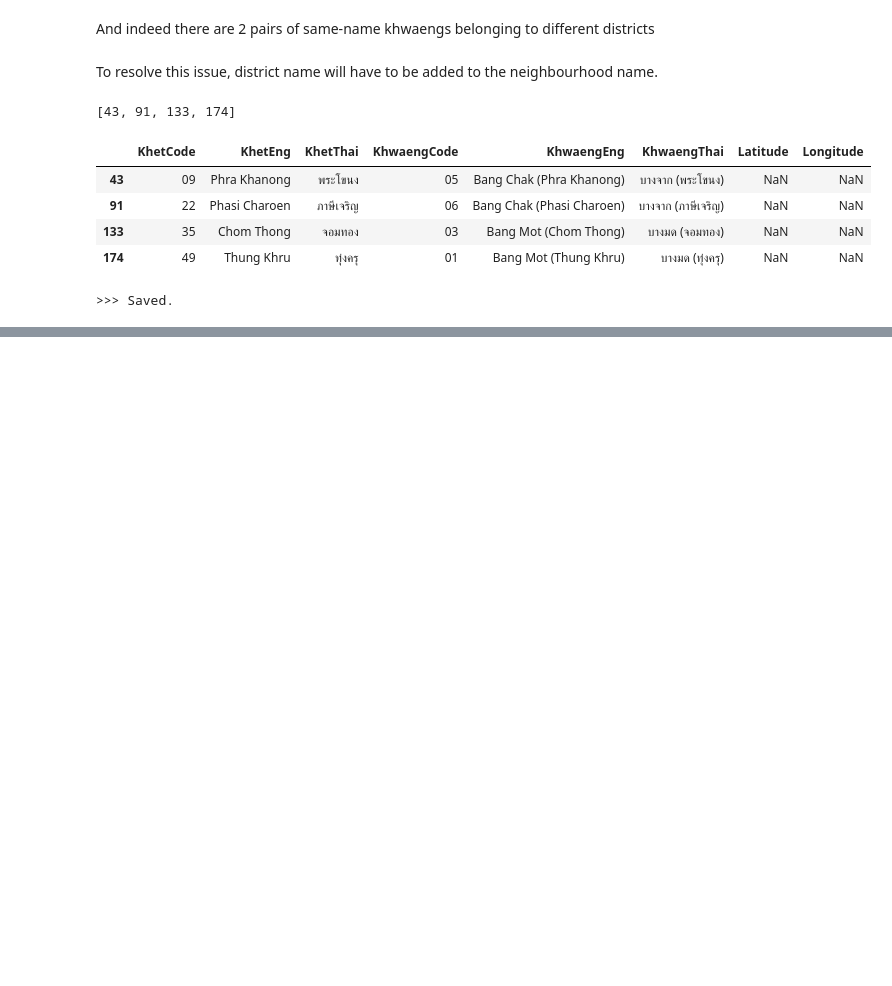
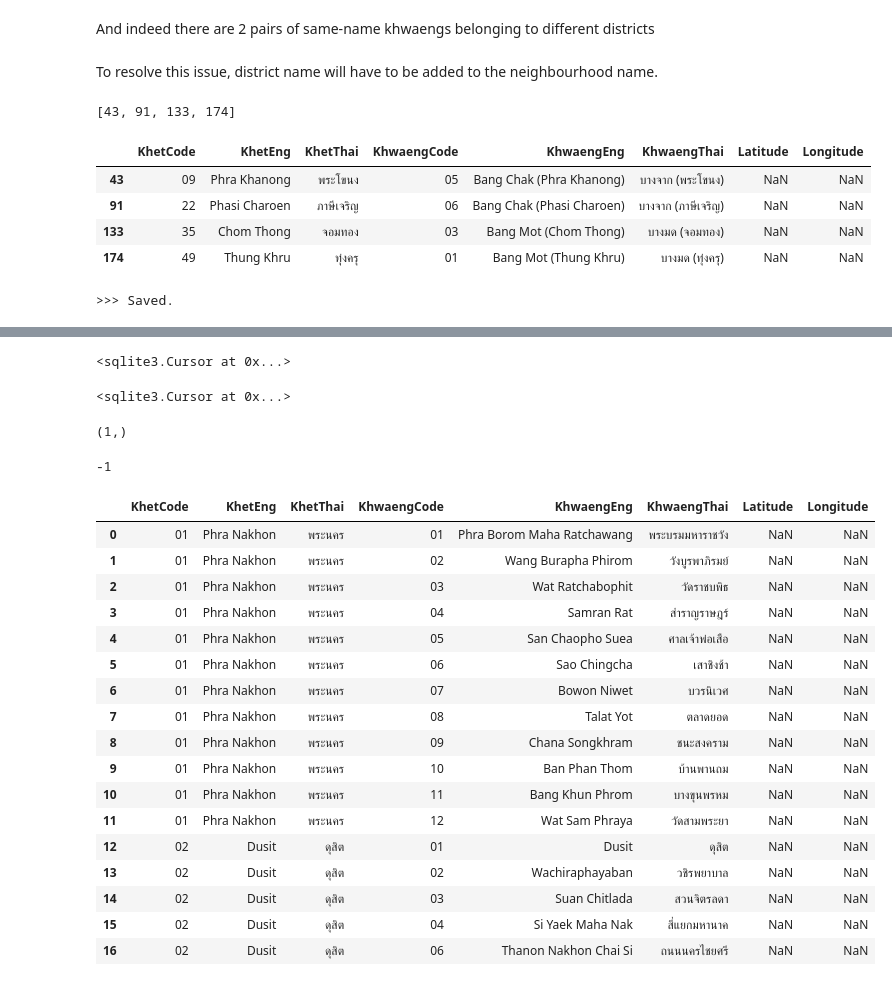
Before and after one commit to mislavskii/ibm-ds-pro-capstone, a Jupyter notebook: Bangkok-Khwaengs-Discover.ipynb, the cells around one changed output, grey strips where cells are left out. Saved outputs shown, nothing was run; the diff lists cells and outputs as text; code cells hidden in the pictures; blank space fills up the shorter version.

Commit message:
parsed web table into db

```diff
--- a/Bangkok-Khwaengs-Discover.ipynb
+++ b/Bangkok-Khwaengs-Discover.ipynb
@@ -295,0 +345,12 @@ print('>>> Saved.')
+# %%
+cursor.execute('INSERT INTO Khet (KhetCode, KhetEng, KhetThai) VALUES(?, ?, ?)',
+                  ('35', 'Chom Thong', 'จอมทอง')
+              )
+# %% [output]
+<sqlite3.Cursor at 0x...>
+# %%
+cursor.execute('INSERT INTO Khet (KhetCode, KhetEng, KhetThai) VALUES(?, ?, ?)',
+                  ('22', 'Phasi Charoen', 'ภาษีเจริญ')
+              )
+# %% [output]
+<sqlite3.Cursor at 0x...>
@@ -295,0 +359,31 @@ print('>>> Saved.')
+# %%
+result = cursor.execute('SELECT idKhet FROM Khet WHERE KhetCode = "09"')
+result.fetchone()
+# %% [output]
+(1,)
+# %%
+print(cursor.rowcount)
+# %% [output]
+-1
+# %%
+chunck = bkk_khwaengs[bkk_khwaengs.KhetCode < "03"]
+chunck
+# %% [output]
+|  | KhetCode | KhetEng | KhetThai | KhwaengCode | KhwaengEng | KhwaengThai | Latitude | Longitude |
+| 0 | 01 | Phra Nakhon | พระนคร | 01 | Phra Borom Maha Ratchawang | พระบรมมหาราชวัง | NaN | NaN |
+| 1 | 01 | Phra Nakhon | พระนคร | 02 | Wang Burapha Phirom | วังบูรพาภิรมย์ | NaN | NaN |
+| 2 | 01 | Phra Nakhon | พระนคร | 03 | Wat Ratchabophit | วัดราชบพิธ | NaN | NaN |
+| 3 | 01 | Phra Nakhon | พระนคร | 04 | Samran Rat | สำราญราษฎร์ | NaN | NaN |
+| 4 | 01 | Phra Nakhon | พระนคร | 05 | San Chaopho Suea | ศาลเจ้าพ่อเสือ | NaN | NaN |
+| 5 | 01 | Phra Nakhon | พระนคร | 06 | Sao Chingcha | เสาชิงช้า | NaN | NaN |
+| 6 | 01 | Phra Nakhon | พระนคร | 07 | Bowon Niwet | บวรนิเวศ | NaN | NaN |
+| 7 | 01 | Phra Nakhon | พระนคร | 08 | Talat Yot | ตลาดยอด | NaN | NaN |
+| 8 | 01 | Phra Nakhon | พระนคร | 09 | Chana Songkhram | ชนะสงคราม | NaN | NaN |
+| 9 | 01 | Phra Nakhon | พระนคร | 10 | Ban Phan Thom | บ้านพานถม | NaN | NaN |
+| 10 | 01 | Phra Nakhon | พระนคร | 11 | Bang Khun Phrom | บางขุนพรหม | NaN | NaN |
+| 11 | 01 | Phra Nakhon | พระนคร | 12 | Wat Sam Phraya | วัดสามพระยา | NaN | NaN |
+| 12 | 02 | Dusit | ดุสิต | 01 | Dusit | ดุสิต | NaN | NaN |
+| 13 | 02 | Dusit | ดุสิต | 02 | Wachiraphayaban | วชิรพยาบาล | NaN | NaN |
+| 14 | 02 | Dusit | ดุสิต | 03 | Suan Chitlada | สวนจิตรลดา | NaN | NaN |
+| 15 | 02 | Dusit | ดุสิต | 04 | Si Yaek Maha Nak | สี่แยกมหานาค | NaN | NaN |
+| 16 | 02 | Dusit | ดุสิต | 06 | Thanon Nakhon Chai Si | ถนนนครไชยศรี | NaN | NaN |
```
Also changed, not shown: parts of 14 cells of this notebook, 2 other files.
